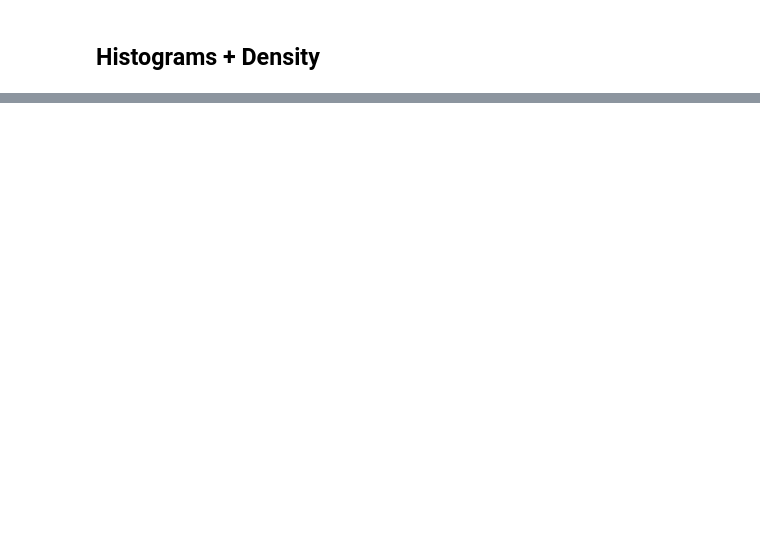
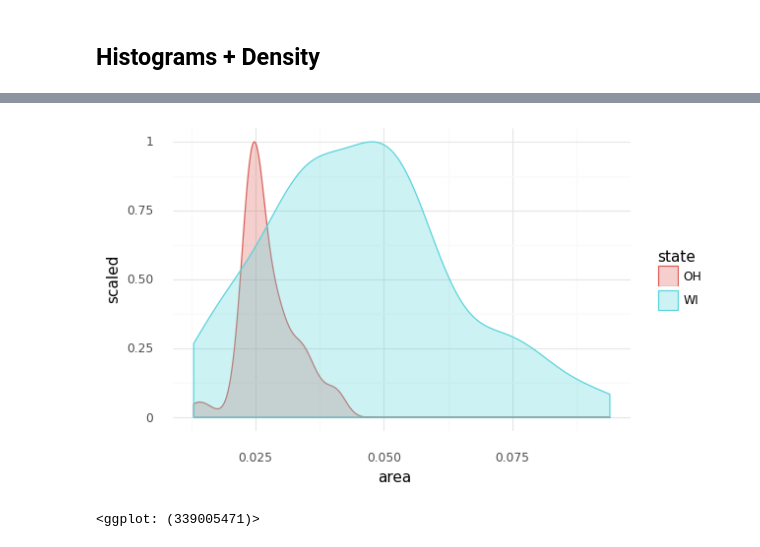
Before and after one commit to jkgiesler/healy-viz, a Jupyter notebook: chapter4-python.ipynb, the cells around one changed output, grey strips where cells are left out. Drawn from its saved outputs; the diff is of its cells as text; code cells hidden in the pictures; blank space fills up the shorter version.

```diff
--- a/chapter4-python.ipynb
+++ b/chapter4-python.ipynb
@@ -170,0 +173,13 @@ p + geom_bar(
+# %%
+# 4.16
+
+plotnine.options.figure_size = (6, 4)
+
+oh_wi = ["OH", "WI"]
+
+p = ggplot(
+    data=midwest[midwest['state'].isin(oh_wi)],
+    mapping=aes(x='percollege',fill='state')
+)
+
+p + geom_histogram(alpha=0.4, bins=20) + theme_minimal()
@@ -170,0 +207,11 @@ p + geom_bar(
+# %%
+#4.19
+
+p = ggplot(
+    data=midwest[midwest['state'].isin(oh_wi)],
+    mapping=aes(x='area',fill='state',color='state')
+)
+p + geom_density(alpha=0.3, mapping=aes(y='..scaled..')) + theme_minimal()
+# %% [output]
+[figure, added]
+<ggplot: (339005471)>
```
Also changed, not shown: parts of 14 cells of this notebook, 1 other file.
